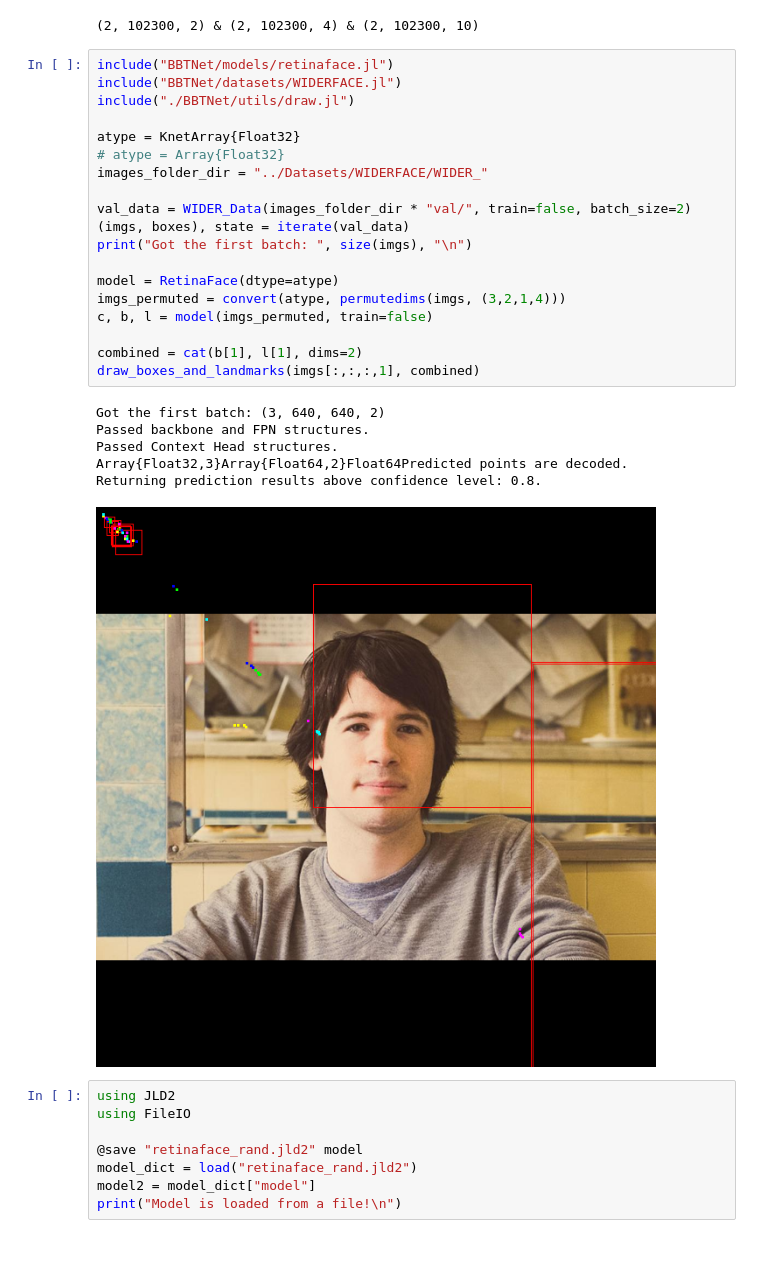
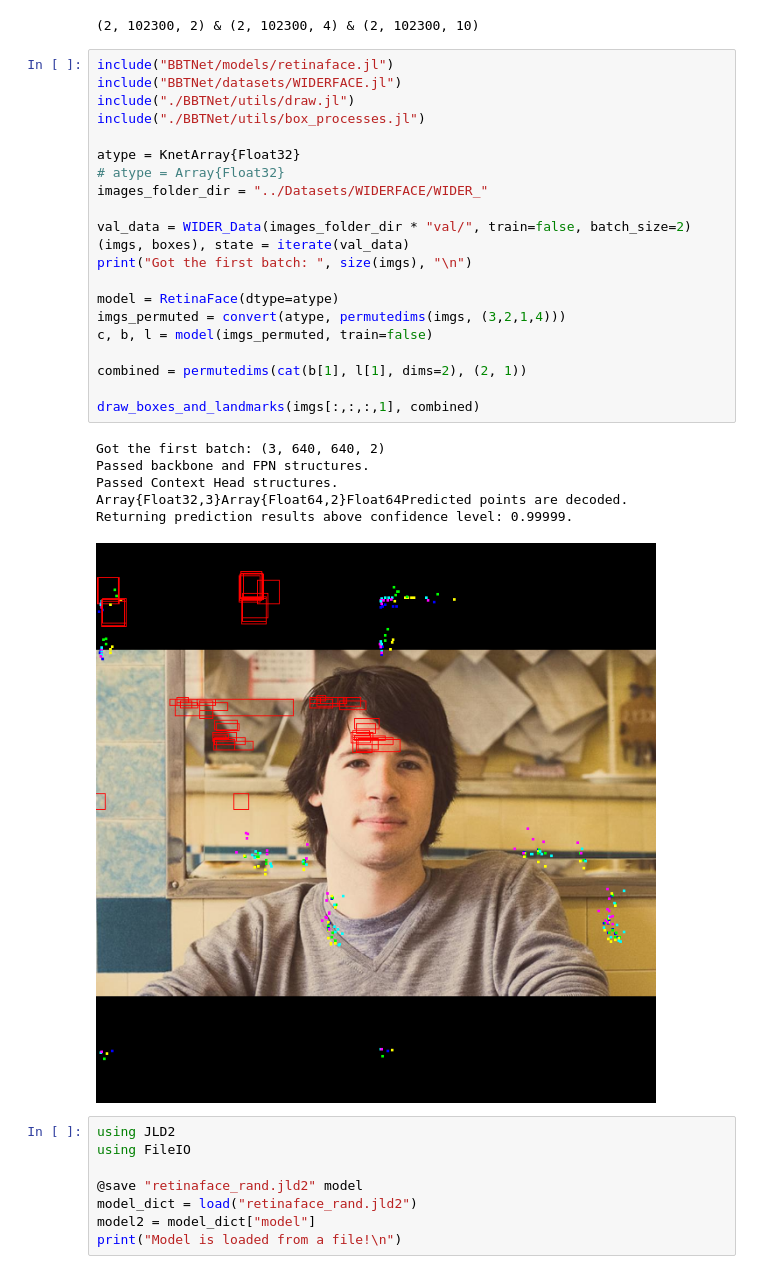
Before and after one commit to barisbatuhan/retinaface, a Jupyter notebook: progress.ipynb, the cells around one changed output. Drawn from its saved outputs; the diff is of its cells as text.

```diff
--- a/progress.ipynb
+++ b/progress.ipynb
@@ -48,29 +48,31 @@ print(size(c), " & ", size(b), " & ", size(l), " \n")
 # %%
 include("BBTNet/models/retinaface.jl")
 include("BBTNet/datasets/WIDERFACE.jl")
 include("./BBTNet/utils/draw.jl")
+include("./BBTNet/utils/box_processes.jl")
 
 atype = KnetArray{Float32}
 # atype = Array{Float32}
 images_folder_dir = "../Datasets/WIDERFACE/WIDER_"
 
 val_data = WIDER_Data(images_folder_dir * "val/", train=false, batch_size=2)
 (imgs, boxes), state = iterate(val_data)
 print("Got the first batch: ", size(imgs), "\n")
 
 model = RetinaFace(dtype=atype)
 imgs_permuted = convert(atype, permutedims(imgs, (3,2,1,4)))
 c, b, l = model(imgs_permuted, train=false)
 
-combined = cat(b[1], l[1], dims=2)
+combined = permutedims(cat(b[1], l[1], dims=2), (2, 1))
+
 draw_boxes_and_landmarks(imgs[:,:,:,1], combined)
 # %% [output]
 Got the first batch: (3, 640, 640, 2)
 Passed backbone and FPN structures.
 Passed Context Head structures.
 Array{Float32,3}Array{Float64,2}Float64Predicted points are decoded.
-Returning prediction results above confidence level: 0.8.
+Returning prediction results above confidence level: 0.99999.
-[figure, old version]
+[figure, new version]
 # %%
 using JLD2
 using FileIO
```
Also changed, not shown: 3 other files.
